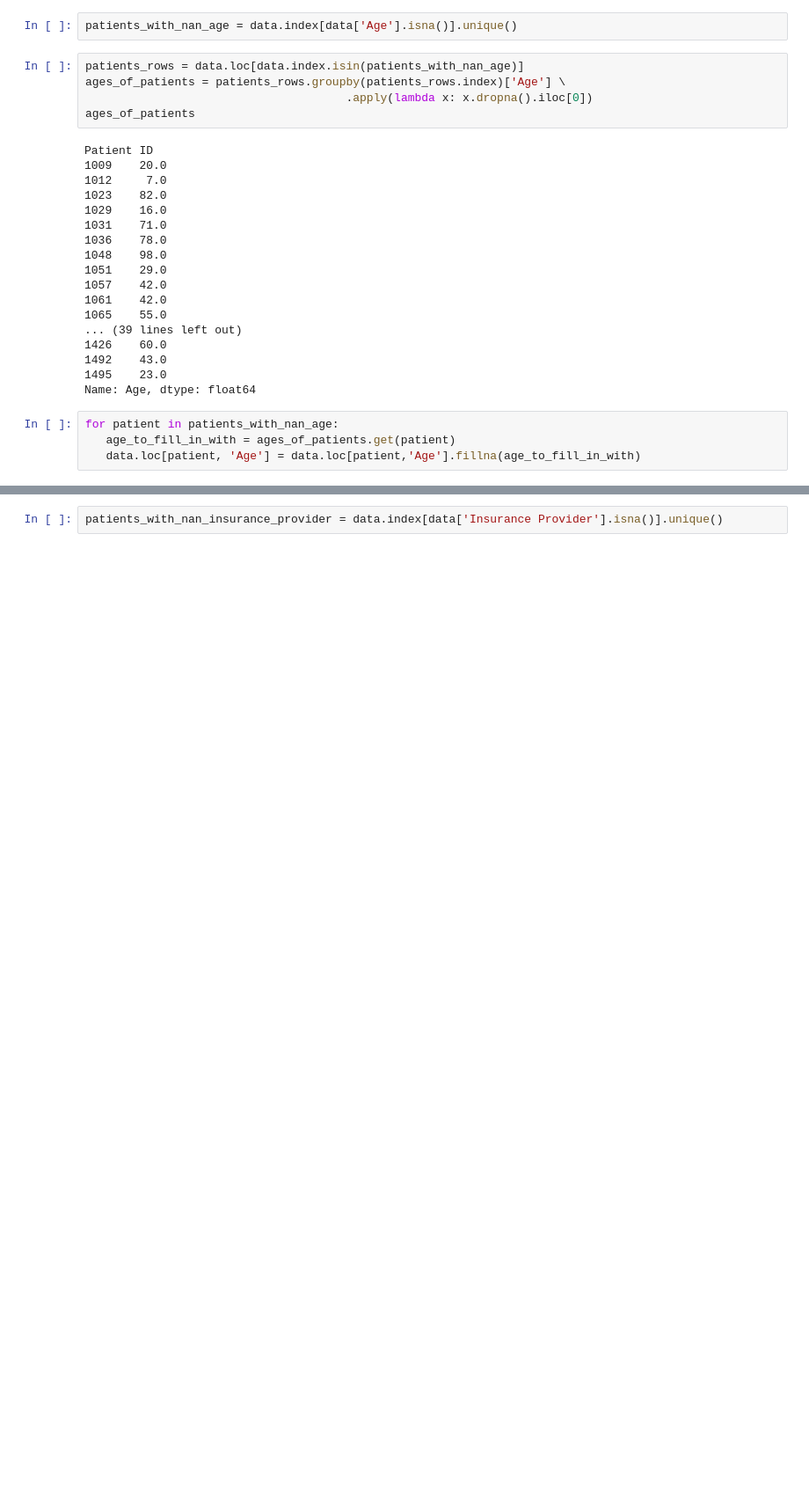
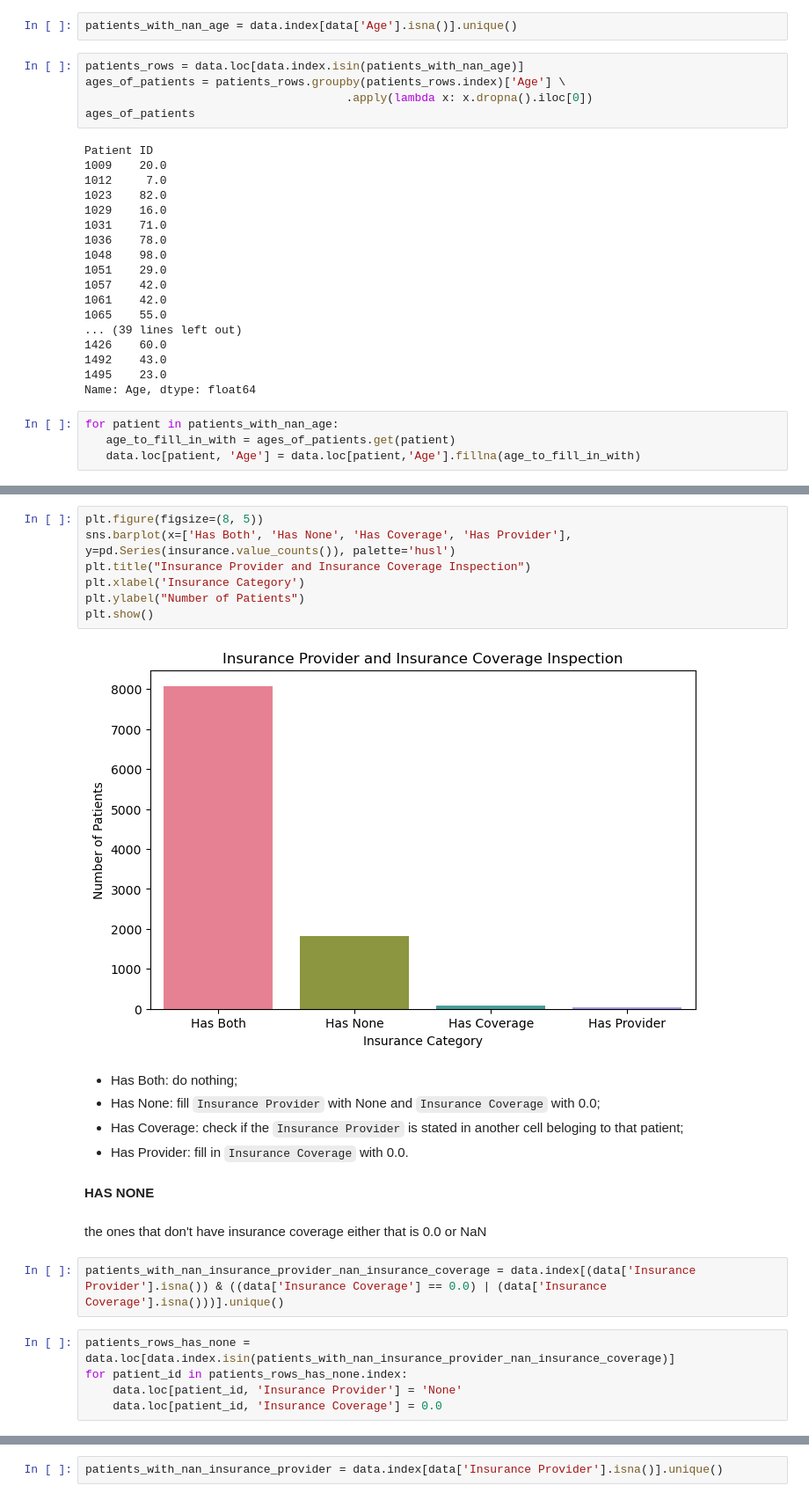
Before and after one commit to amdbsilva/pre-processing, a Jupyter notebook: projeto de datapreprocessing.ipynb, the cells around one changed output, grey strips where cells are left out. Shown at 88% size. Cells and saved outputs as stored; diff of their text form; blank space fills up the shorter version.

```diff
--- a/projeto de datapreprocessing.ipynb
+++ b/projeto de datapreprocessing.ipynb
@@ -259,0 +199,25 @@ memory usage: 1.5+ MB
+# %%
+plt.figure(figsize=(8, 5))
+sns.barplot(x=['Has Both', 'Has None', 'Has Coverage', 'Has Provider'], y=pd.Series(insurance.value_counts()), palette='husl')
+plt.title("Insurance Provider and Insurance Coverage Inspection")
+plt.xlabel('Insurance Category')
+plt.ylabel("Number of Patients")
+plt.show()
+# %% [output]
+[figure, new version]
+# %% [markdown]
+- Has Both: do nothing;
+- Has None: fill `Insurance Provider` with None and `Insurance Coverage` with 0.0;
+- Has Coverage: check if the `Insurance Provider` is stated in another cell beloging to that patient;
+- Has Provider: fill in `Insurance Coverage` with 0.0.
+# %% [markdown]
+**HAS NONE**
+# %% [markdown]
+the ones that don't have insurance coverage either that is 0.0 or NaN
+# %%
+patients_with_nan_insurance_provider_nan_insurance_coverage = data.index[(data['Insurance Provider'].isna()) & ((data['Insurance Coverage'] == 0.0) | (data['Insurance Coverage'].isna()))].unique()
+# %%
+patients_rows_has_none = data.loc[data.index.isin(patients_with_nan_insurance_provider_nan_insurance_coverage)]
+for patient_id in patients_rows_has_none.index:
+    data.loc[patient_id, 'Insurance Provider'] = 'None'
+    data.loc[patient_id, 'Insurance Coverage'] = 0.0
```
Also changed, not shown: parts of 62 cells of this notebook.
